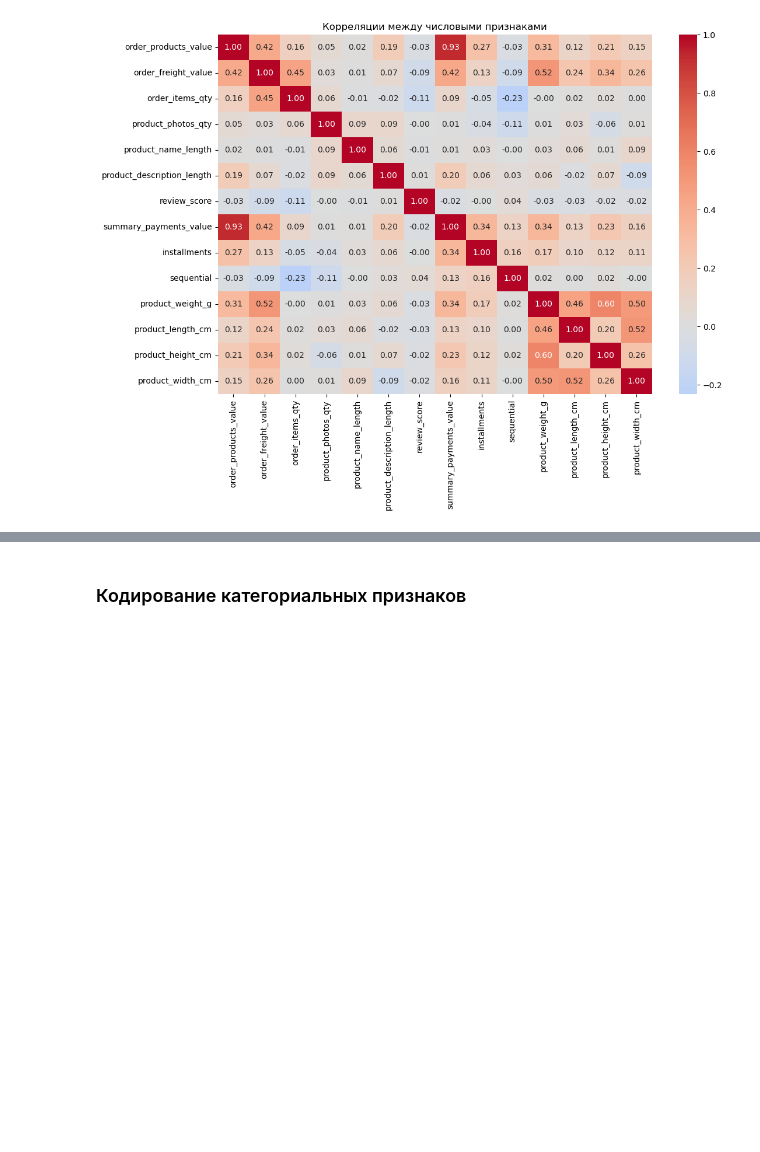
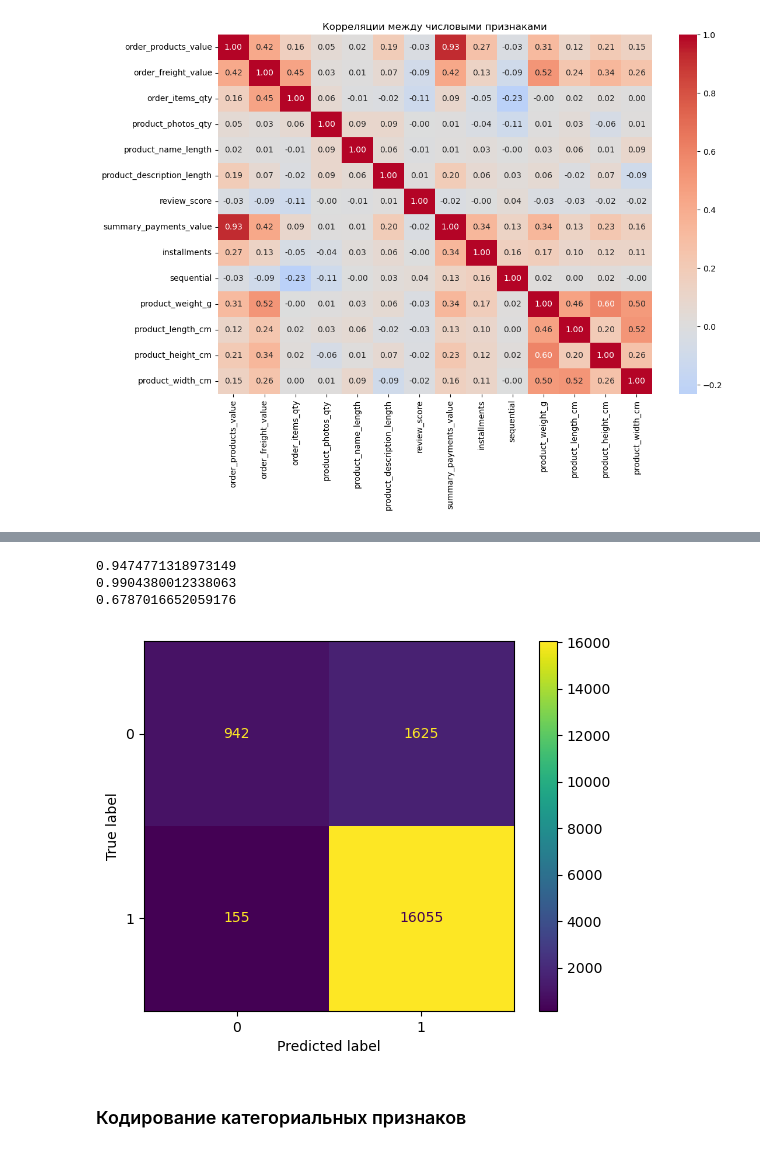
Before and after one commit to ViacheslavTimofeev/Olist_v5_churn_prediction, a Jupyter notebook: olist-ml-churn-prediction/notebooks/feature engineering/baseline.ipynb, the cells around one changed output, grey strips where cells are left out. Saved outputs shown, nothing was run; the diff lists cells and outputs as text; code cells hidden in the pictures; blank space fills up the shorter version.

```diff
--- a/olist-ml-churn-prediction/notebooks/feature engineering/baseline.ipynb
+++ b/olist-ml-churn-prediction/notebooks/feature engineering/baseline.ipynb
@@ -248,0 +232,2 @@ print(confusion_matrix(y, y_pred_cv))
+# %%
+pipe.fit(X_train, y_train)
@@ -248,0 +255,2 @@ print(confusion_matrix(y, y_pred_cv))
+# %%
+pipe_pred = pipe.predict(X_test)
@@ -249,3 +261,18 @@ print(confusion_matrix(y, y_pred_cv))
+# %%
+print(f1_test)
+print(recall_test)
+print(roc_auc_test)
+# %% [output]
+0.9474771318973149
+0.9904380012338063
+0.6787016652059176
+# %%
+cm = confusion_matrix(y_test, pipe_pred, labels=pipe.classes_)
+disp = ConfusionMatrixDisplay(confusion_matrix=cm, display_labels=pipe.classes_)
+disp.plot()
+plt.show()
+# %% [output]
+[figure, added]
 # %% [markdown]
 ### Кодирование категориальных признаков
 # %% [markdown]
```
Also changed, not shown: parts of 34 cells of this notebook, 28 other files.
